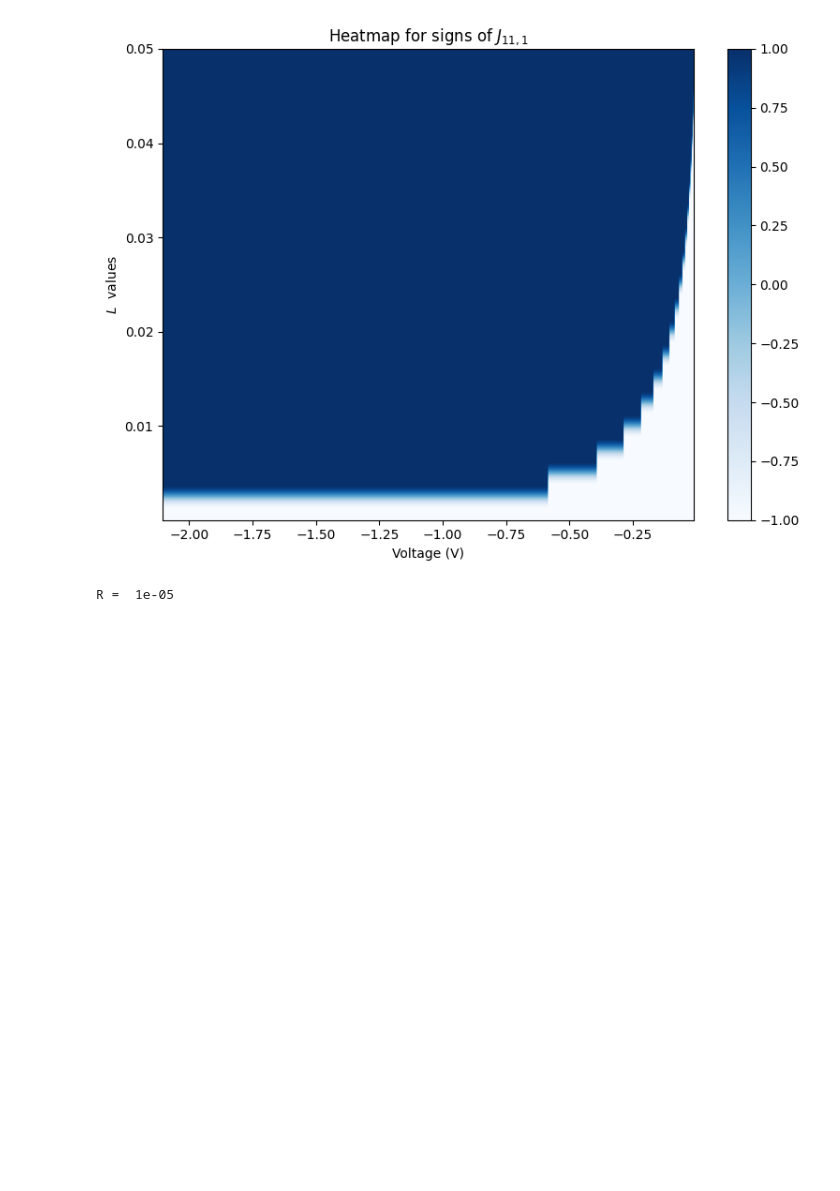
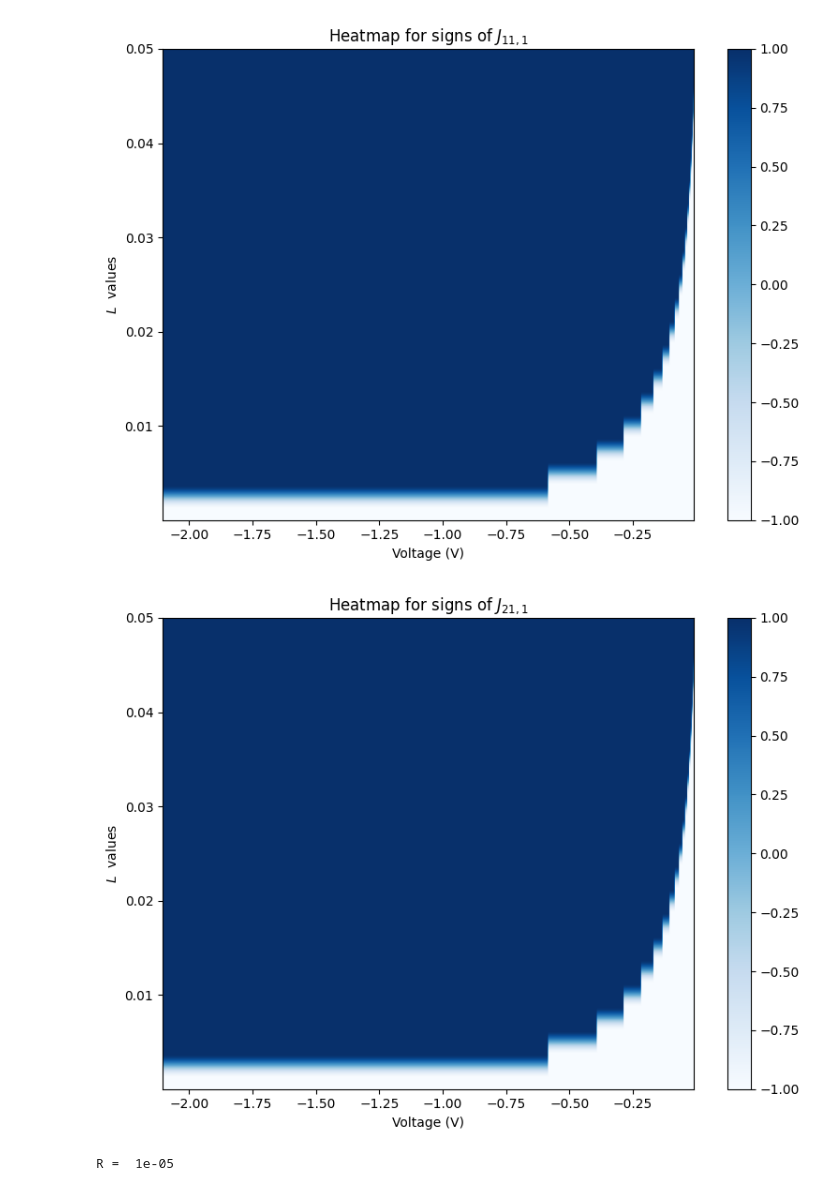
Before and after one commit to Hamid-Mofidi/HS_PNP, a Jupyter notebook: 2024.04/hspnp-zero-current.ipynb, the cells around one changed output. Saved outputs shown, nothing was run; the diff lists cells and outputs as text; code cells hidden in the pictures; blank space fills up the shorter version.

Commit message:
Kaggle Notebook | HSPNP-zero_current | Version 5

```diff
--- a/2024.04/hspnp-zero-current.ipynb
+++ b/2024.04/hspnp-zero-current.ipynb
@@ -235,16 +235,6 @@ for i, L in tqdm(enumerate(L_values), total=len(L_values), desc='Processing time
     V_zero = remove_close_roots(V_zero, V_range)
     #print('V_zero_new:', V_zero)
 
-    # Call the function to get the updated V_zero
-    if len(V_zero) > 2 and len(V_zero_values1) > 1 and len(V_zero_values2) > 1:
-        V_zero = remove_same_sign_points(V_zero, V_range, J111, J211)
-        # Convert V_zero to np.array form (if it's not already)
-        V_zero = np.array(V_zero)
-        print('V_zero=', V_zero)
-    #print('V_zero=', V_zero)
-    # Update the length of V_zero
-    lng = len(V_zero)
-    #print(lng)
 
     # Create new subintervals using np.linspace
     if lng > 0:
@@ -379,6 +369,30 @@ plt.tight_layout()
 plt.show()
 # %% [output]
 [figure]
+# %%
+# We just plot J211 in the following to make sure that J111= J211
+
+# Assuming Jsign_func1 is your heatmap data for signs_J1
+
+# Plot the heatmap for signs_J1 only
+fig, ax = plt.subplots(figsize=(8, 6))
+
+img1 = ax.imshow(Jsign_func2, cmap='Blues', extent=[V_range[0], V_range[-1], L_values[-1], L_values[0]],
+                 aspect='auto', vmin=-1, vmax=1)
+ax.set_xlabel('Voltage (V)')
+ax.set_ylabel('$L~$ values')
+ax.set_title(r'Heatmap for signs of $J_{21,1}$')
+ax.set_xlim(min_V, max_V)
+ax.set_ylim(L_values[0], L_values[-1])  # Reverse the y-axis
+
+# Add colorbar
+fig.colorbar(img1, ax=ax)
+
+# Adjust layout for better spacing
+plt.tight_layout()
+plt.show()
+# %% [output]
+[figure, added]
 # %%
 # Define the ranges for L and R
 L = 0.1
```
Also changed, not shown: parts of 1 cell of this notebook.
